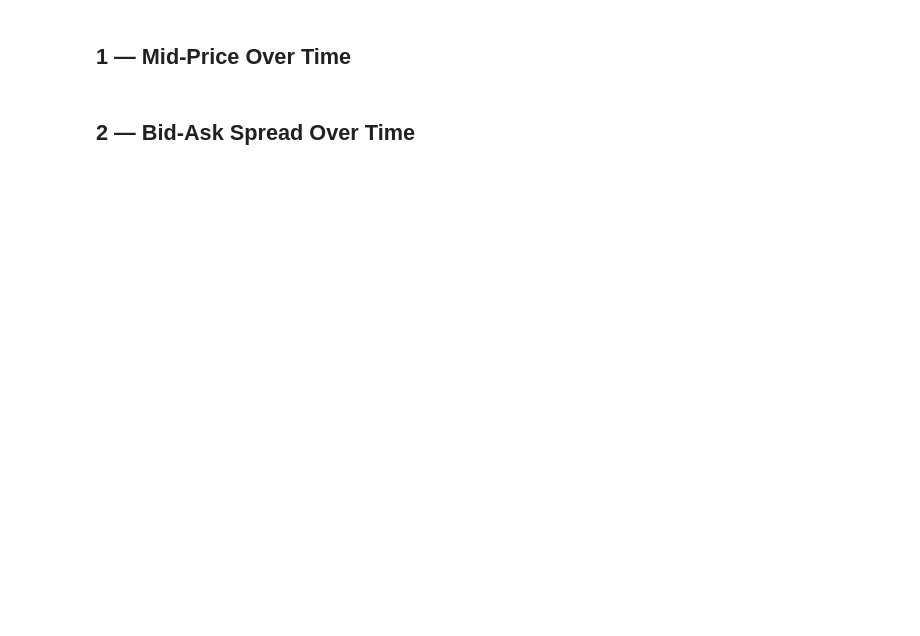
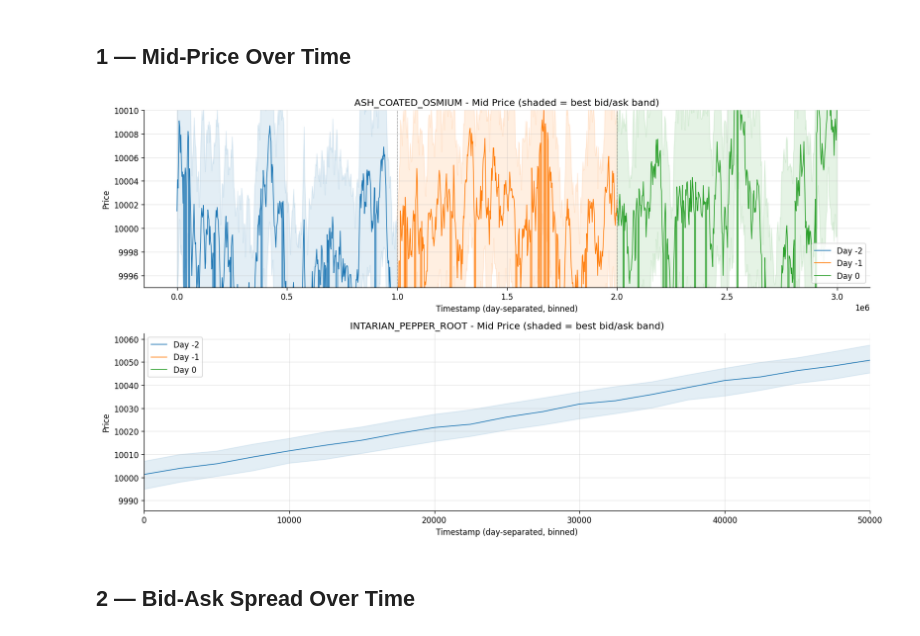
Before and after one commit to dutchduckgo/imc-prosperity-4, a Jupyter notebook: round_1/round_1_visualization.ipynb, the cells around one changed output. Drawn from its saved outputs; the diff is of its cells as text; code cells hidden in the pictures; blank space fills up the shorter version.

Commit message:
added more visuals

```diff
--- a/round_1/round_1_visualization.ipynb
+++ b/round_1/round_1_visualization.ipynb
@@ -85,33 +97,56 @@ BIN_SIZE = max(100, int(ts_span / 400))
 
 for ax, product in zip(axes, products):
     for day, grp in prices[prices["product"] == product].groupby("day"):
         grp = grp.sort_values("timestamp").drop_duplicates("timestamp", keep="last")
         binned = (
             grp.assign(ts_bin=(grp["timestamp"] // BIN_SIZE) * BIN_SIZE)
                .groupby("ts_bin", as_index=False)
                .agg(
                    mid_price=("mid_price", "mean"),
                    bid_price_1=("bid_price_1", "mean"),
                    ask_price_1=("ask_price_1", "mean"),
                )
         )
         x = binned["ts_bin"] - ts_min + day_offset[day]
         ax.plot(x, binned["mid_price"],
                 color=DAY_COLORS[day], lw=1, label=f"Day {day}")
         ax.fill_between(x, binned["bid_price_1"], binned["ask_price_1"],
                         color=DAY_COLORS[day], alpha=0.12)
 
     for i, day in enumerate(days):
         if i > 0:
             ax.axvline(i * ts_span, color="gray", lw=0.8, linestyle="--", alpha=0.7)
 
+    if product == "ASH_COATED_OSMIUM":
+        ax.set_ylim(9995, 10010)
+
+    if product == "INTARIAN_PEPPER_ROOT":
+        x_max = 50000
+        ax.set_xlim(0, x_max)
+        # Compute ylim from data visible within the x window
+        visible = []
+        for day, grp in prices[prices["product"] == product].groupby("day"):
+            grp = grp.sort_values("timestamp")
+            x_vals = grp["timestamp"] - ts_min + day_offset[day]
+            mask = x_vals <= x_max
+            if mask.any():
+                visible.append(grp[mask])
+        if visible:
+            vdf = pd.concat(visible)
+            ymin = vdf["bid_price_1"].min(skipna=True)
+            ymax = vdf["ask_price_1"].max(skipna=True)
+            pad = (ymax - ymin) * 0.1 or 5
+            ax.set_ylim(ymin - pad, ymax + pad)
+
     ax.set_title(f"{product} - Mid Price (shaded = best bid/ask band)", fontsize=12)
     ax.set_ylabel("Price")
     ax.set_xlabel("Timestamp (day-separated, binned)")
     ax.legend()
 
 plt.tight_layout()
 plt.show()
+# %% [output]
+[figure, added]
 # %% [markdown]
 ## 2 — Bid-Ask Spread Over Time
 # %%
```
Also changed, not shown: parts of 9 cells of this notebook.
